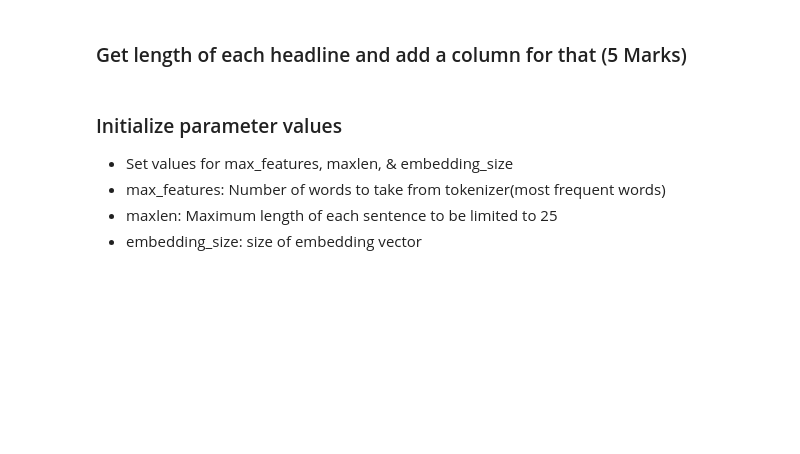
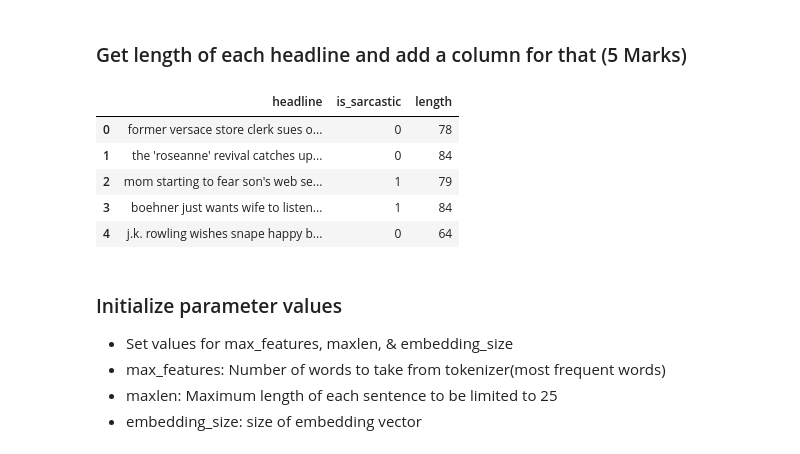
Before and after one commit to bvprasan/GLDN, a Jupyter notebook: NLP/Questions - Project 2 - Sequential Models in NLP - Sarcasm Detection-1.ipynb, the cells around one changed output. Cells and saved outputs as stored; diff of their text form; code cells hidden in the pictures; blank space fills up the shorter version.

```diff
--- a/NLP/Questions - Project 2 - Sequential Models in NLP - Sarcasm Detection-1.ipynb
+++ b/NLP/Questions - Project 2 - Sequential Models in NLP - Sarcasm Detection-1.ipynb
@@ -26,5 +74,16 @@ https://drive.google.com/drive/folders/1xUnF35naPGU63xwRDVGc-DkZ3M8V5mMk
 # %% [markdown]
 ### Get length of each headline and add a column for that (5 Marks)
+# %%
+data_clean['length'] = data_clean['headline'].str.len()
+# %%
+data_clean.head()
+# %% [output]
+|  | headline | is_sarcastic | length |
+| 0 | former versace store clerk sues o... | 0 | 78 |
+| 1 | the 'roseanne' revival catches up... | 0 | 84 |
+| 2 | mom starting to fear son's web se... | 1 | 79 |
+| 3 | boehner just wants wife to listen... | 1 | 84 |
+| 4 | j.k. rowling wishes snape happy b... | 0 | 64 |
 # %% [markdown]
 ### Initialize parameter values
 - Set values for max_features, maxlen, & embedding_size
```
Also changed, not shown: parts of 16 cells of this notebook.
